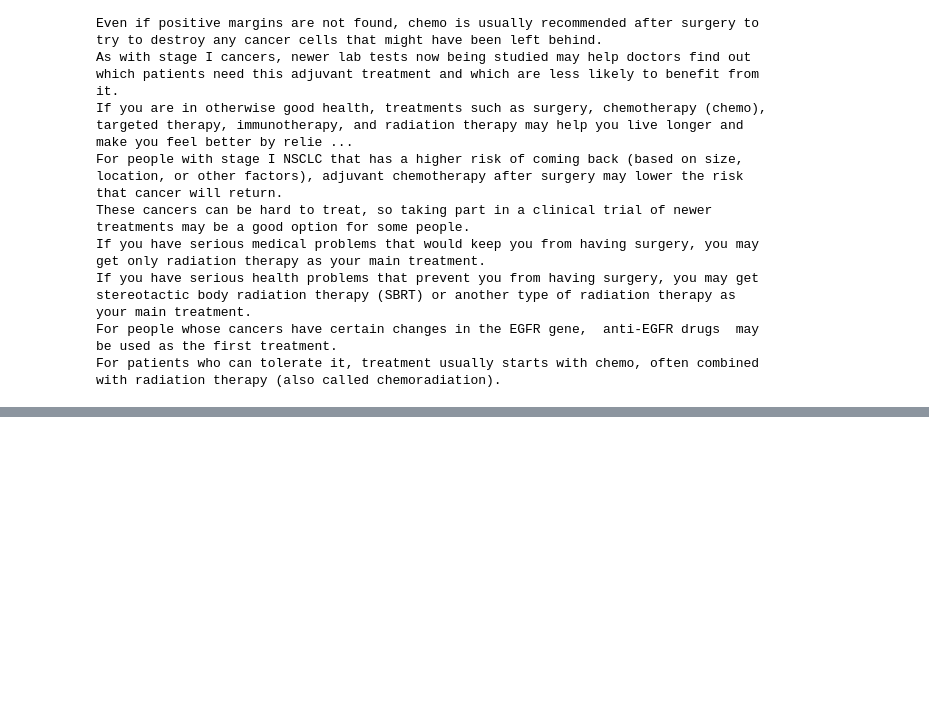
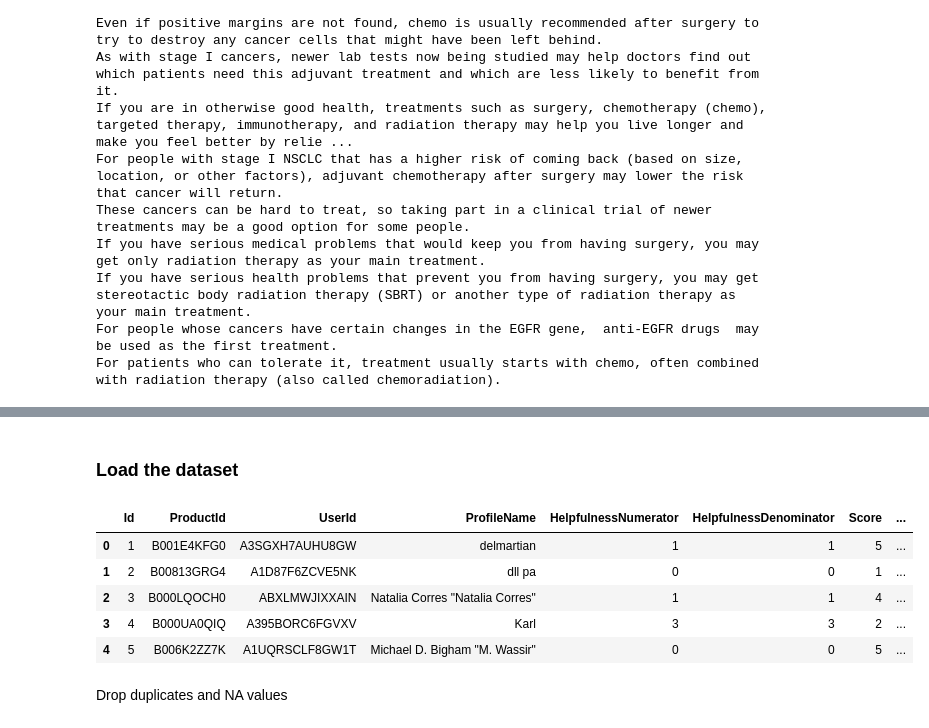
Before and after one commit to vantuan5644/LungCancerTreatment, a Jupyter notebook: src/text_summarization/extractive_textrank.ipynb, the cells around one changed output, grey strips where cells are left out. Saved outputs shown, nothing was run; the diff lists cells and outputs as text; code cells hidden in the pictures; blank space fills up the shorter version.

```diff
--- a/src/text_summarization/extractive_textrank.ipynb
+++ b/src/text_summarization/extractive_textrank.ipynb
@@ -198,0 +290,15 @@ For patients who can tolerate it, treatment usually starts with chemo, often com
+# %% [markdown]
+### Load the dataset
+# %%
+data = pd.read_csv("Reviews.csv")
+# %%
+data.head()
+# %% [output]
+|  | Id | ProductId | UserId | ProfileName | HelpfulnessNumerator | HelpfulnessDenominator | Score | ... |
+| 0 | 1 | B001E4KFG0 | A3SGXH7AUHU8GW | delmartian | 1 | 1 | 5 | ... |
+| 1 | 2 | B00813GRG4 | A1D87F6ZCVE5NK | dll pa | 0 | 0 | 1 | ... |
+| 2 | 3 | B000LQOCH0 | ABXLMWJIXXAIN | Natalia Corres "Natalia Corres" | 1 | 1 | 4 | ... |
+| 3 | 4 | B000UA0QIQ | A395BORC6FGVXV | Karl | 3 | 3 | 2 | ... |
+| 4 | 5 | B006K2ZZ7K | A1UQRSCLF8GW1T | Michael D. Bigham "M. Wassir" | 0 | 0 | 5 | ... |
+# %% [markdown]
+Drop duplicates and NA values
```
Also changed, not shown: parts of 20 cells of this notebook.
